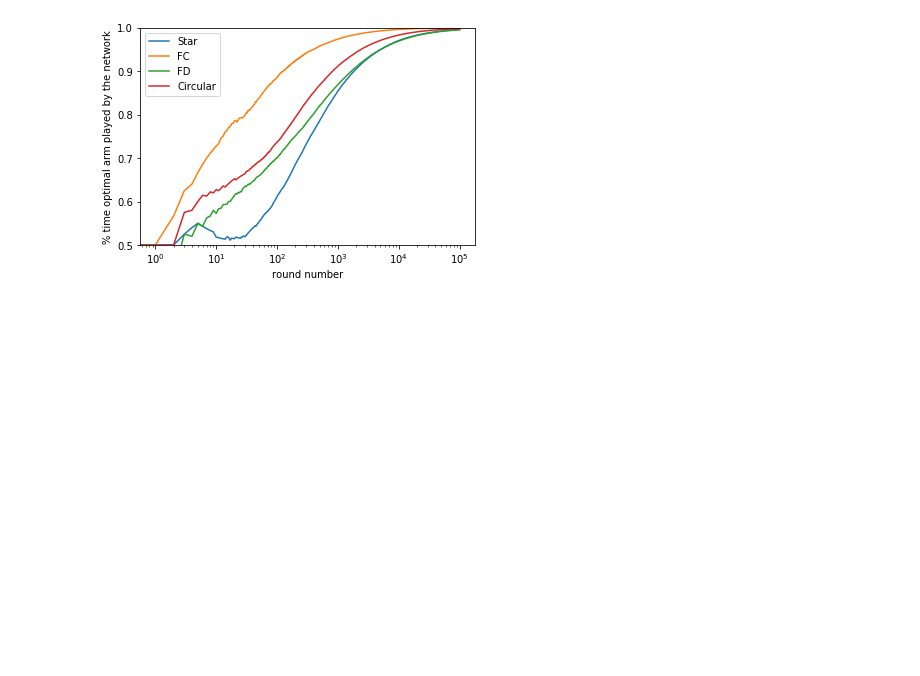
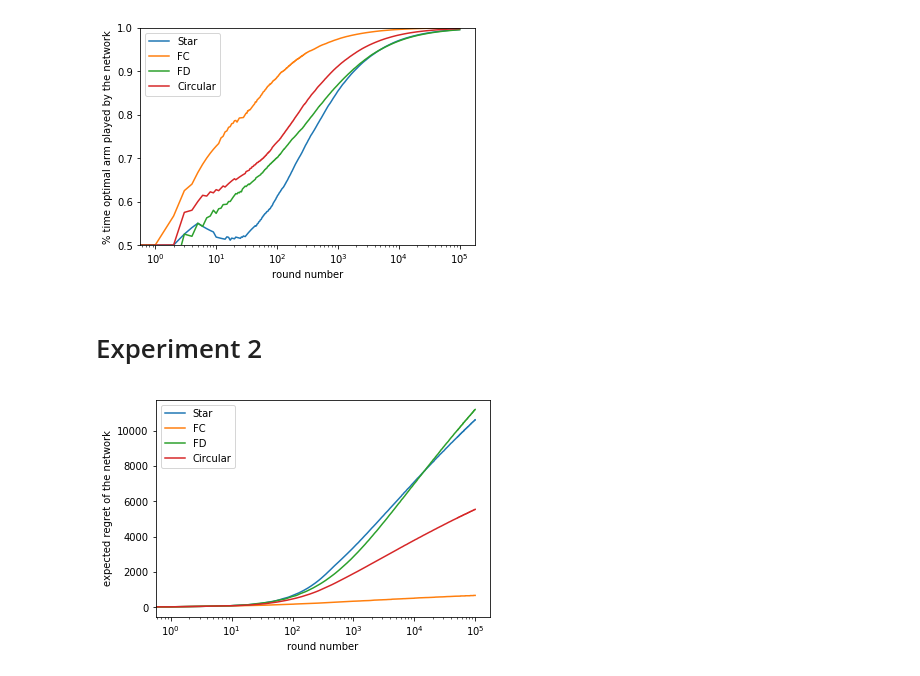
Before and after one commit to LouisTrezzini/mlgraphs-bandits-network, a Jupyter notebook: VisualizeRegret.ipynb, the cells around one changed output. Drawn from its saved outputs; the diff is of its cells as text; code cells hidden in the pictures; blank space fills up the shorter version.

Commit message:
Experiment 2 ran.

```diff
--- a/VisualizeRegret.ipynb
+++ b/VisualizeRegret.ipynb
@@ -35,3 +37,21 @@ plt.legend()
 plt.show()
 # %% [output]
 [figure]
+# %% [markdown]
+# Experiment 2
+# %%
+UCBStar = pd.read_csv("experiment-2/UCBStar.txt", sep = " ")
+UCBFC = pd.read_csv("experiment-2/UCBFC.txt", sep = " ")
+UCBFD = pd.read_csv("experiment-2/UCBFD.txt", sep = " ")
+UCBCircular = pd.read_csv("experiment-2/UCBCircular.txt", sep = " ")
+# %%
+plot_regret(UCBStar, "Star")
+plot_regret(UCBFC, "FC")
+plot_regret(UCBFD, "FD")
+plot_regret(UCBCircular, "Circular")
+plt.xlabel("round number")
+plt.ylabel("expected regret of the network")
+plt.legend()
+plt.show()
+# %% [output]
+[figure, added]
```
Also changed, not shown: parts of 4 cells of this notebook, 1 other file.
